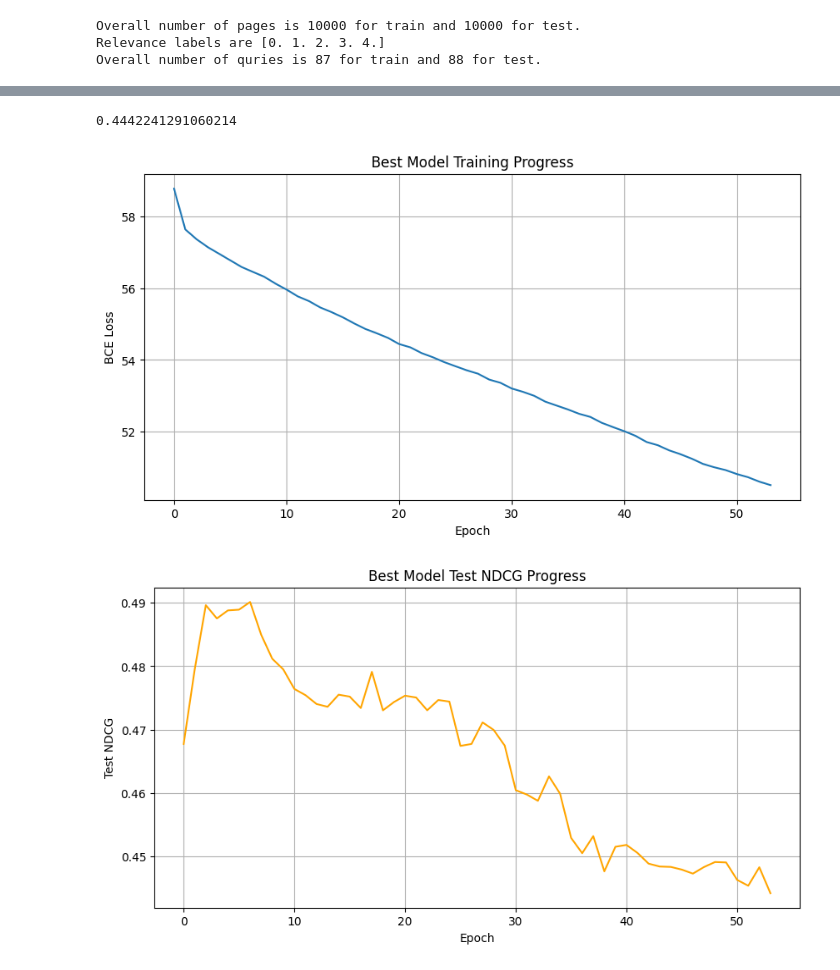
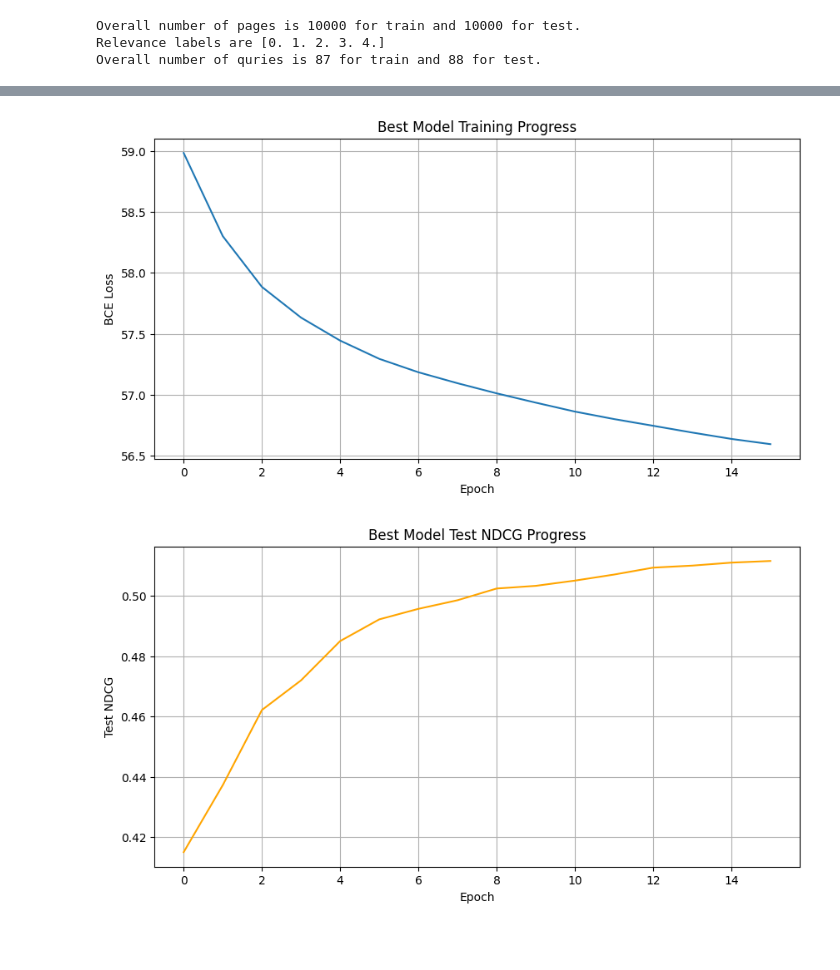
Before and after one commit to pkshcherbakov/Data_Science, a Jupyter notebook: LTR/RankNet_MSRANK.ipynb, the cells around one changed output, grey strips where cells are left out. Cells and saved outputs as stored; diff of their text form; code cells hidden in the pictures; blank space fills up the shorter version.

```diff
--- a/LTR/RankNet_MSRANK.ipynb
+++ b/LTR/RankNet_MSRANK.ipynb
@@ -102,7 +102,7 @@ def create_model(input_size,
     net = RankNet(input_size, hidden_size)
     return net
 # %%
-def train_model(model, X_train, y_train, query_ids_train, query_ids_test, num_epochs=10, learning_rate=0.001):
+def train_model(model, X_train, y_train, query_ids_train, query_ids_test, num_epochs=10, learning_rate=0.001, patience=8):
     """
     Train the model on input data.
 
@@ -116,17 +116,19 @@ def train_model(model, X_train, y_train, query_ids_train, query_ids_test, num_ep
         learning_rate (float, optional): Learning rate for optimization. Default is 0.001.
 
     Returns:
-        tuple: A tuple containing two lists - average MSE loss values for each epoch
+        tuple: A tuple containing two lists - CE loss values for each epoch
                and average NDCG score values on the validation dataset after each epoch.
     """
     criterion = torch.nn.BCELoss()
     optimizer = optim.Adam(model.parameters(), lr=learning_rate)
 
+    best_ndcg = float("-inf")
+    best_epoch = 0
     bce_loss = []
     test_ndcg = []
 
 
-    for epoch in tqdm(range(int(num_epochs))):
+    for epoch in range(int(num_epochs)):
         model.train()
 
         epoch_loss = 0.0
@@ -180,9 +182,17 @@ def train_model(model, X_train, y_train, query_ids_train, query_ids_test, num_ep
                     continue
 
             mean_ndcg = np.mean(ndcgs) if len(ndcgs) > 0 else 0.0
+
         test_ndcg.append(mean_ndcg)
 
-    return bce_loss, test_ndcg
+        if mean_ndcg > best_ndcg:
+            best_ndcg = mean_ndcg
+            best_epoch = epoch
+
+        if epoch - best_epoch > patience:
+          break
+
+    return bce_loss[:best_epoch + 1], test_ndcg[:best_epoch + 1]
 # %%
 X_train, y_train, query_ids_train, X_test, y_test, query_ids_test = prepare_data()
 # %% [output]
@@ -191,17 +201,16 @@ Relevance labels are [0. 1. 2. 3. 4.]
 Overall number of quries is 87 for train and 88 for test.
 # %%
 def objective(trial):
-    hidden_size = int(trial.suggest_int("hidden_size", 4, 50))
+    hidden_size = trial.suggest_int("hidden_size", 4, 120)
     learning_rate = trial.suggest_float("learning_rate", 1e-4, 1e-2, log=True)
-    num_epochs = int(trial.suggest_int('num_epochs', 10, 80))
+    num_epochs = trial.suggest_int('num_epochs', 10, 300)
 
     model = create_model(X_train.shape[1], hidden_size)
-    bce_loss, test_ndcg = train_model(model, X_train, y_train, query_ids_train, query_ids_test, num_epochs, learning_rate)
-    return bce_loss[-1]
+    ce_loss, test_ndcg = train_model(model, X_train, y_train, query_ids_train, query_ids_test, num_epochs, learning_rate)
+    return np.max(test_ndcg)
 
-# Create a study object and optimize the objective function
-study = optuna.create_study(direction="minimize")
-study.optimize(objective, n_trials=20)
+study = optuna.create_study(direction="maximize")
+study.optimize(objective, n_trials=150, n_jobs=-1)
 
 print("Number of finished trials: ", len(study.trials))
 print("Best trial:")
@@ -221,0 +237,2 @@ Params:
+# %%
+optuna.visualization.plot_optimization_history(study)
@@ -226,28 +253,25 @@ best_learning_rate = best_params["learning_rate"]
 best_num_epochs = best_params["num_epochs"]
 
 model = create_model(X_train.shape[1], best_hidden_size)
-best_bce_loss, best_test_ndcg = train_model(model, X_train, y_train, query_ids_train, query_ids_test, best_num_epochs, best_learning_rate)
-best_test_ndcg[-1]
+best_ce_loss, best_test_ndcg = train_model(model, X_train, y_train, query_ids_train, query_ids_test, best_num_epochs, best_learning_rate)
-# %% [output]
-0.4442241291060214
 # %%
 # BCE Loss
 plt.figure(figsize=(10, 5))
-plt.plot(best_bce_loss)
+plt.plot(best_ce_loss)
 plt.xlabel('Epoch')
 plt.ylabel('BCE Loss')
 plt.title('Best Model Training Progress')
 plt.grid(True)
 plt.show()
 
 # best_test_ndcg
 plt.figure(figsize=(10, 5))
 plt.plot(best_test_ndcg, color='orange')
 plt.xlabel('Epoch')
 plt.ylabel('Test NDCG')
 plt.title('Best Model Test NDCG Progress')
 plt.grid(True)
 plt.show()
 # %% [output]
-[figure, old version]
+[figure, new version]
-[figure, old version]
+[figure, new version]
```
Also changed, not shown: parts of 5 cells of this notebook.
